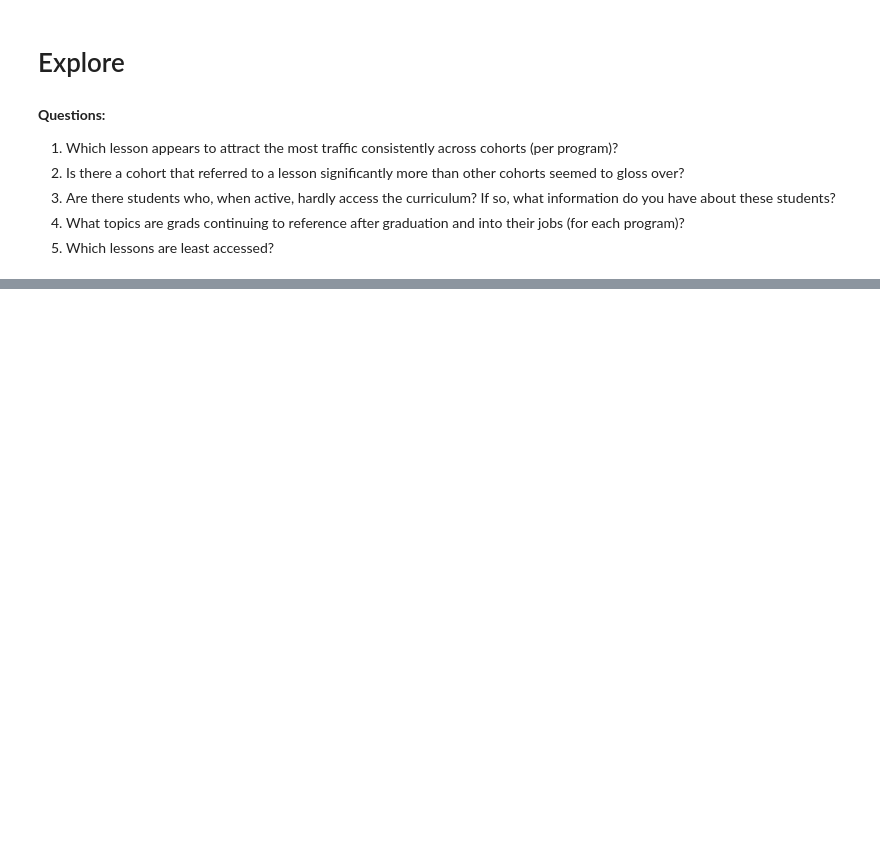
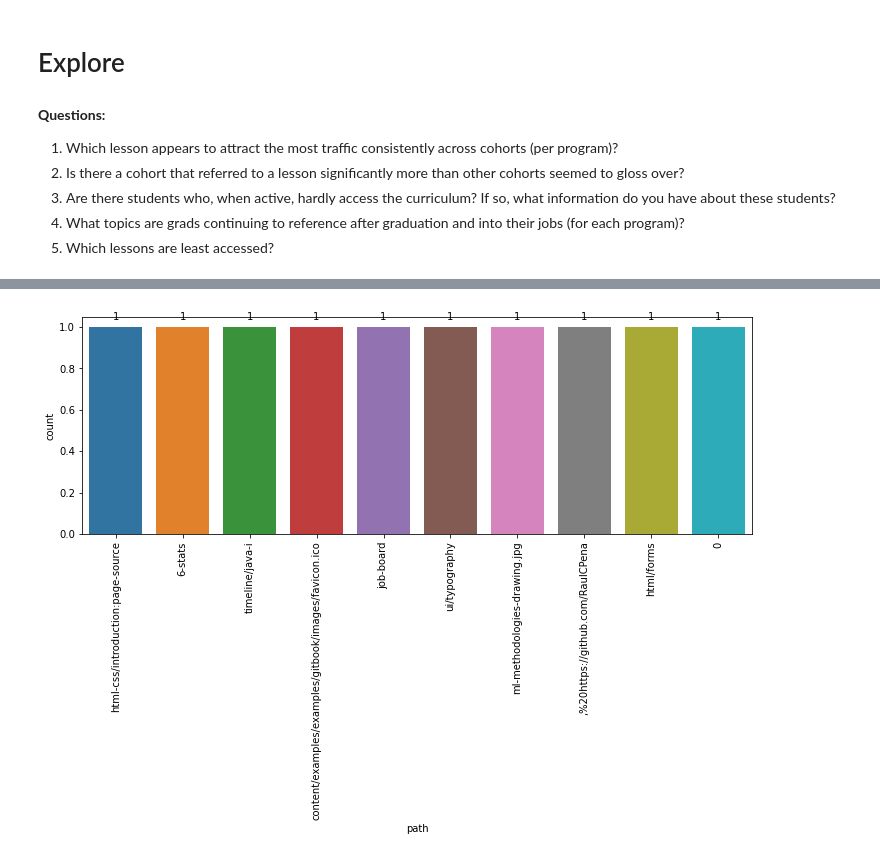
Before and after one commit to Anomaly-Detectives/Anomaly_Detection_Project, a Jupyter notebook: Initial Notebook.ipynb, the cells around one changed output, grey strips where cells are left out. Cells and saved outputs as stored; diff of their text form; code cells hidden in the pictures; blank space fills up the shorter version.

```diff
--- a/Initial Notebook.ipynb
+++ b/Initial Notebook.ipynb
@@ -207,0 +383,2 @@ df.head()
+# %%
+viz_least_df = path_df.merge(path_df2).tail(10)
@@ -207,0 +399,16 @@ df.head()
+# %%
+# plot the path for each
+
+#visualize the path and count of each login
+#exponential decay
+plt.figure(figsize=(12, 4))
+splot = sns.barplot(data=viz_least_df, x = 'path', y = 'count', ci = None)
+for p in splot.patches:
+    splot.annotate(format(p.get_height(), '.0f'),
+                   (p.get_x() + p.get_width() / 2., p.get_height()),
+                   ha = 'center', va = 'center', xytext = (0, 10),
+                   textcoords = 'offset points'
+                   )
+    plt.xticks(rotation='vertical')
+# %% [output]
+[figure, added]
```
Also changed, not shown: parts of 44 cells of this notebook.
